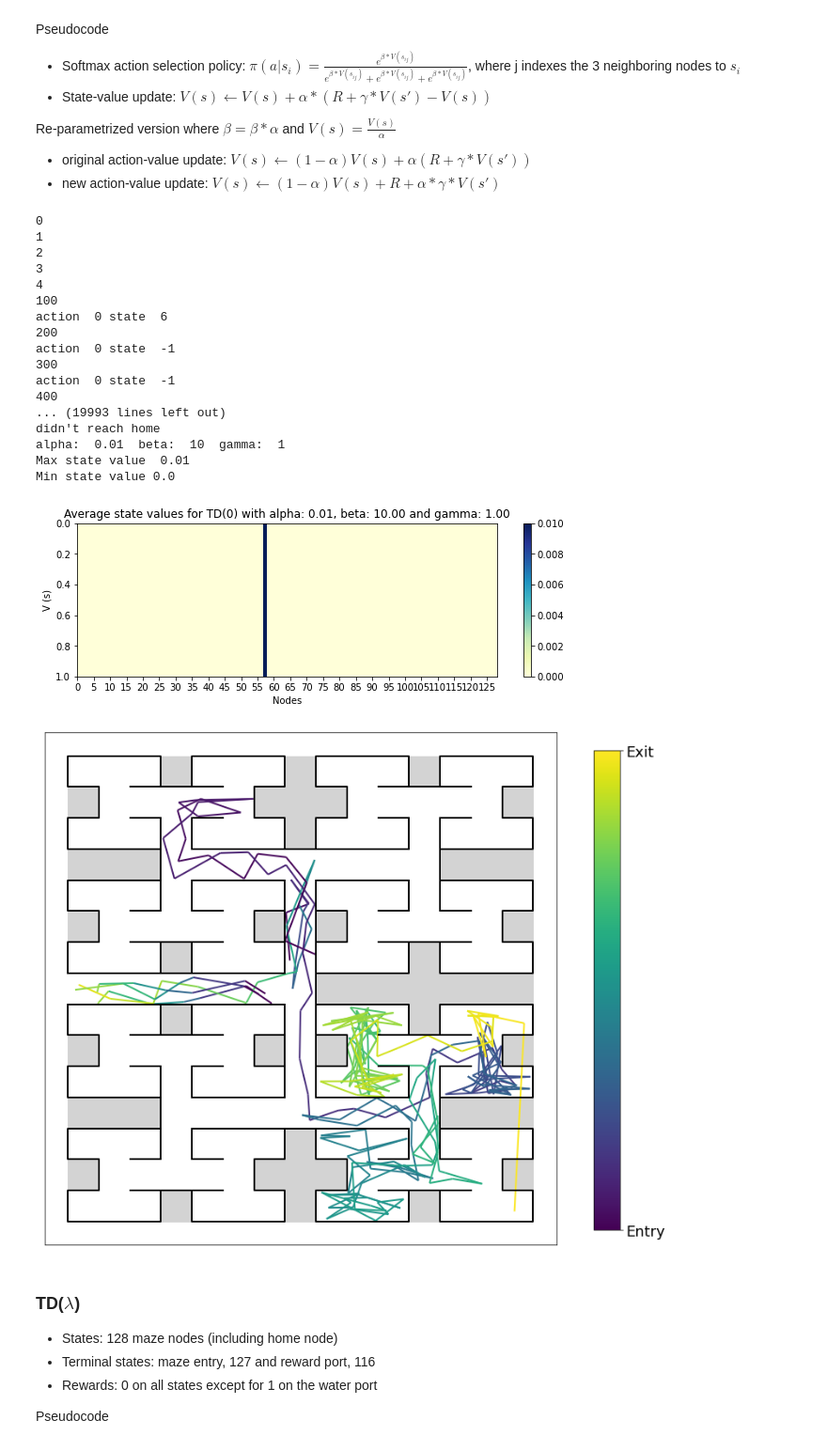
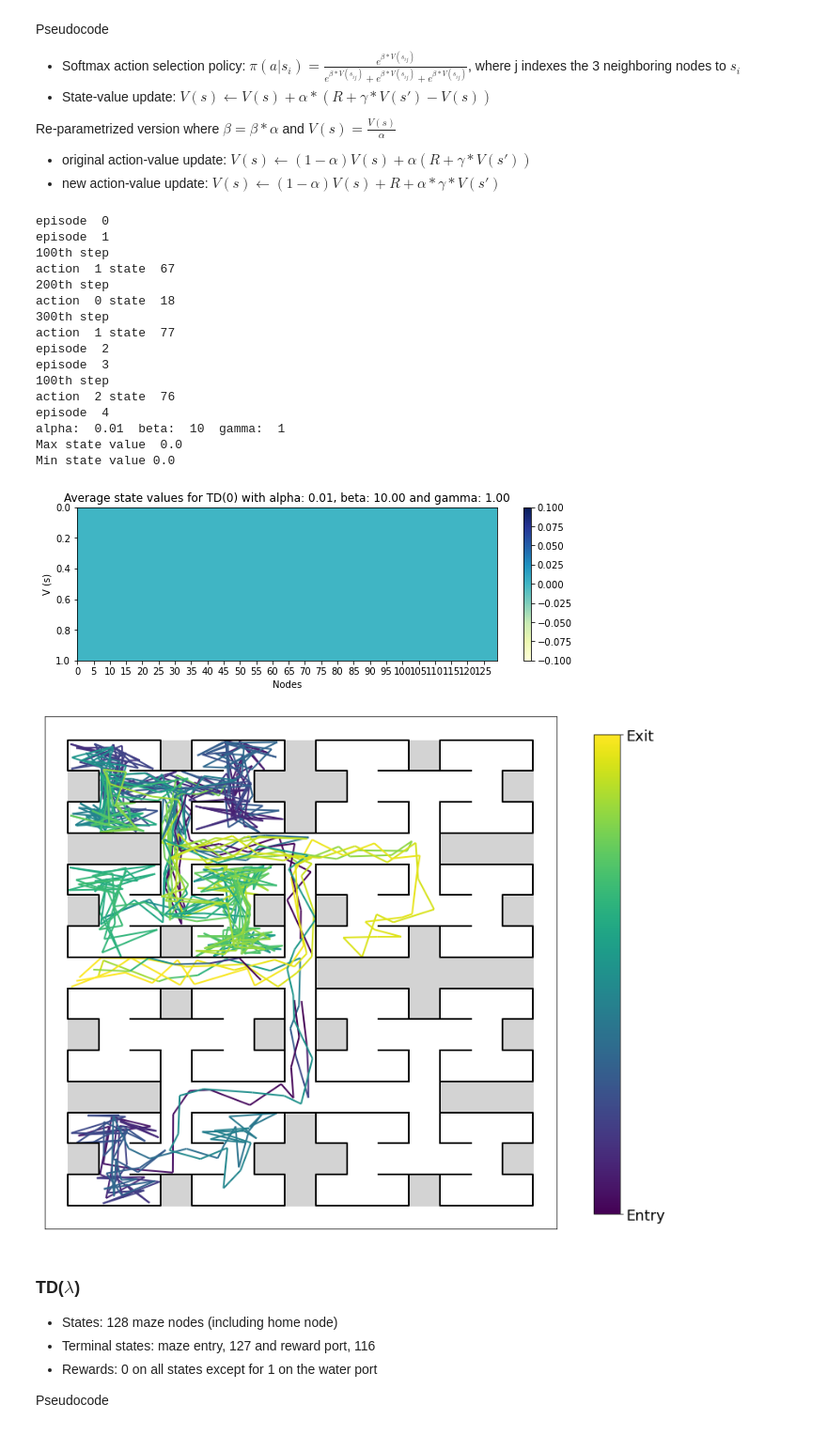
Before and after one commit to umeshksingla/MouseMazeHierRL, a Jupyter notebook: RL_model_and_analysis.ipynb, the cells around one changed output. Shown at 94% size. Drawn from its saved outputs; the diff is of its cells as text; code cells hidden in the pictures.

Commit message:
Run TDlambda agent using TDXLambdaStepsPrevNode model and plot trajectories and Value function

```diff
--- a/RL_model_and_analysis.ipynb
+++ b/RL_model_and_analysis.ipynb
@@ -213,6 +46,7 @@ def visualize_pred(avg_V, state_hist_all, save_dir=None):
     # Plotting state values
     fig, ax = plt.subplots(figsize=(10,3))
 #     axhandle = ax.imshow(np.transpose(np.reshape(avg_V,(S,1))),cmap='YlGnBu')
+    S = rl_model.S  # TODO: this should probably be a parameter
     plt.pcolor(np.transpose(np.reshape(avg_V,(S,1))),cmap='YlGnBu')
     plt.colorbar()
     ax.invert_yaxis()
@@ -227,7 +61,7 @@ def visualize_pred(avg_V, state_hist_all, save_dir=None):
     print('Min state value', np.min(avg_V))
 
     # Plot predicted trajectories
-    plot_trajectory(state_hist_all, 'all', save_dir=None)
+    plot_trajectory(state_hist_all, 'all')
 # %%
 def softmax(s, V, beta):
     '''
@@ -237,10 +71,10 @@ def softmax(s, V, beta):
     :return:
     '''
 
-    if s == RewardNode or s == HomeNode:
+    if s == RWD_NODE or s == HOME_NODE:
         prob = [0,1,0]
         a = 1
-    elif InvalidState in nodemap[s, :]:
+    elif INVALID_STATE in nodemap[s, :]:
         prob = [1,0,0]
         a = 0  # If the current state is an end node, a = 0 will make a transition to level 5 node
     else:
@@ -252,7 +86,7 @@ def softmax(s, V, beta):
         try:
             a = np.random.choice([0, 1, 2], 1, p=prob)[0]
         except:
-            a = InvalidState
+            a = INVALID_STATE
             print('Error with probabilities. softmaxEXP: ', softmaxEXP, ' nodes: ', nodemap[s, :], ' state-values: ', V[nodemap[s, :]])
 
     return a, prob
@@ -282,6 +116,7 @@ Returns: state_hist_all, dictionary of trajectories most recently simulated by t
          avg_V, average state-values resulting from simulation.
          Type: ndarray[(1,S), float]
 '''
+RewardNodeMag = 1
 # np.random.seed(0)
 # Set environment parameters
 rl_model = BaseModel()
@@ -298,14 +133,14 @@ timeout = 10  # units of seconds that the reward port times out
 
 # Simulation settings
 avg_count = 1  # Number of times to repeat the simulation. Only state-values will be averaged, avg_V
-avg_V = np.zeros(S)
+avg_V = np.zeros(rl_model.S)
 
 
 for count in np.arange(avg_count):
     # Initialize model parameters
-    V = np.zeros(S) #np.random.rand(S)  # state-action values
-    V[HomeNode] = 0  # setting action-values of maze entry to 0
-    V[RewardNode] = 0  # setting action-values of reward port to 0
+    V = np.zeros(rl_model.S) #np.random.rand(S)  # state-action values
+    V[parameters.HOME_NODE] = 0  # setting action-values of maze entry to 0
+    V[parameters.RWD_NODE] = 0  # setting action-values of reward port to 0
     state_hist_all = {}
     total_reward = 0
     t = timeout
@@ -314,11 +149,11 @@ for count in np.arange(avg_count):
         # Initialize starting state,s0 to node 0
         s = 0
         state_hist = []
-        print(n)
+        print("episode ", n)
 
         step_count=0
         # Begin episode
-        while s!=HomeNode and step_count<=100000: #and s!=RewardNode:
+        while s!=parameters.HOME_NODE and step_count<=100000: #and s!=RewardNode:
             # Record current state
             state_hist.extend([s])
 
@@ -327,53 +162,52 @@ for count in np.arange(avg_count):
 
             # Observe reward and next state based on selected action
             sprime = int(nodemap[s,a])
-            if sprime == RewardNode and t >= timeout:
+            if sprime == RWD_NODE and t >= timeout:
                 R = RewardNodeMag  # Receive a reward of 1 when transitioning to the reward port
                 total_reward += 1
                 t = 0  # Reset timer
             else:
                 R = 0
                 t += speed  # Increment time from last reward
 
             # Update action-value of previous state value, V[s]
             V[s] += alpha * (R + gamma*V[sprime] - V[s])
 
             # Shift state values for the next time step
             s = sprime
             step_count+=1
             if step_count%100==0:
-                print(step_count)
+                print("%dth step" % step_count)
                 print("action ", a, 'state ', s)
         if step_count>100000:
             print("didn't reach home")
         state_hist.extend([s])
         state_hist_all[n] = state_hist
 
     avg_V += deepcopy(V)
 avg_V /= avg_count
 
 print('alpha: ', alpha, ' beta: ', beta, ' gamma: ', gamma)
-visualize_pred(avg_V, state_hist_all)
+visualize_pred(avg_V, list(state_hist_all.values()))
 # %% [output]
-0
-1
-2
-3
-4
-100
-action  0 state  6
-200
-action  0 state  -1
-300
-action  0 state  -1
-400
-... (19993 lines left out)
-didn't reach home
+episode  0
+episode  1
+100th step
+action  1 state  67
+200th step
+action  0 state  18
+300th step
+action  1 state  77
+episode  2
+episode  3
+100th step
+action  2 state  76
+episode  4
 alpha:  0.01  beta:  10  gamma:  1
-Max state value  0.01
+Max state value  0.0
 Min state value 0.0
-[figure, old version]
+[figure, new version]
-[figure, old version]
+[figure, new version]
 # %% [markdown]
 ### TD($\lambda$)
 
```
Also changed, not shown: parts of 16 cells of this notebook.
